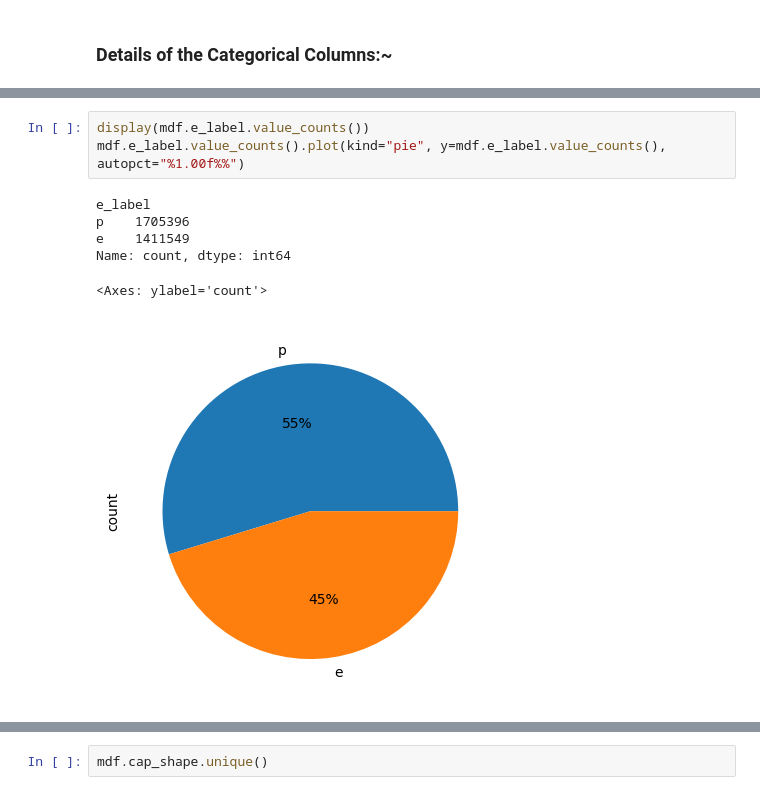
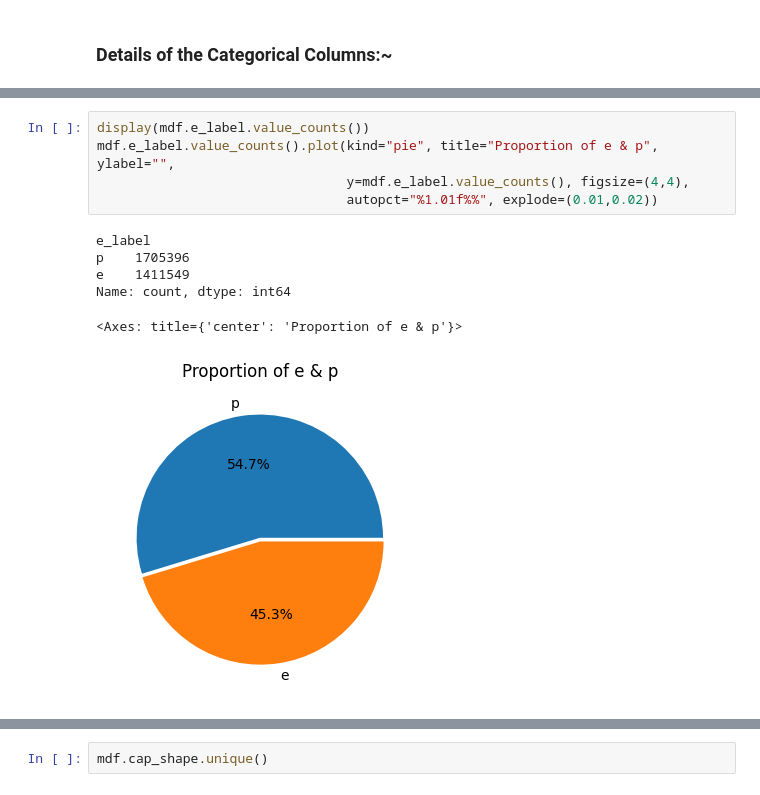
Before and after one commit to AvinandanPal25/DS__Predict_the_Mushroom, a Jupyter notebook: edible-or-poisonous-mushroom.ipynb, the cells around one changed output, grey strips where cells are left out. Saved outputs shown, nothing was run; the diff lists cells and outputs as text.

```diff
--- a/edible-or-poisonous-mushroom.ipynb
+++ b/edible-or-poisonous-mushroom.ipynb
@@ -123,13 +166,15 @@ Index(['e_label', 'cap_shape', 'cap_surface', 'cap_color',
 # %%
 display(mdf.e_label.value_counts())
-mdf.e_label.value_counts().plot(kind="pie", y=mdf.e_label.value_counts(), autopct="%1.00f%%")
+mdf.e_label.value_counts().plot(kind="pie", title="Proportion of e & p", ylabel="",
+                                y=mdf.e_label.value_counts(), figsize=(4,4),
+                                autopct="%1.01f%%", explode=(0.01,0.02))
 # %% [output]
 e_label
 p    1705396
 e    1411549
 Name: count, dtype: int64
-<Axes: ylabel='count'>
+<Axes: title={'center': 'Proportion of e & p'}>
-[figure, old version]
+[figure, new version]
 # %%
 mdf.shape
 # %% [output]
```
Also changed, not shown: parts of 41 cells of this notebook.
